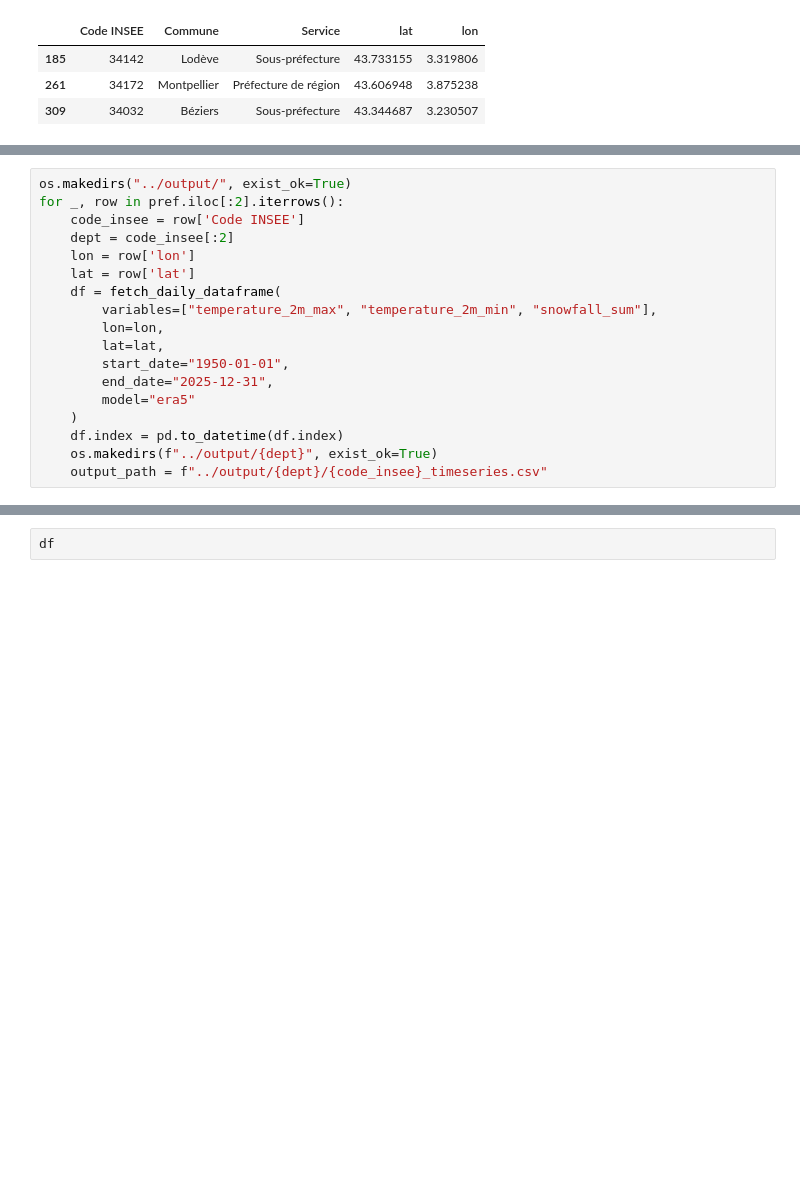
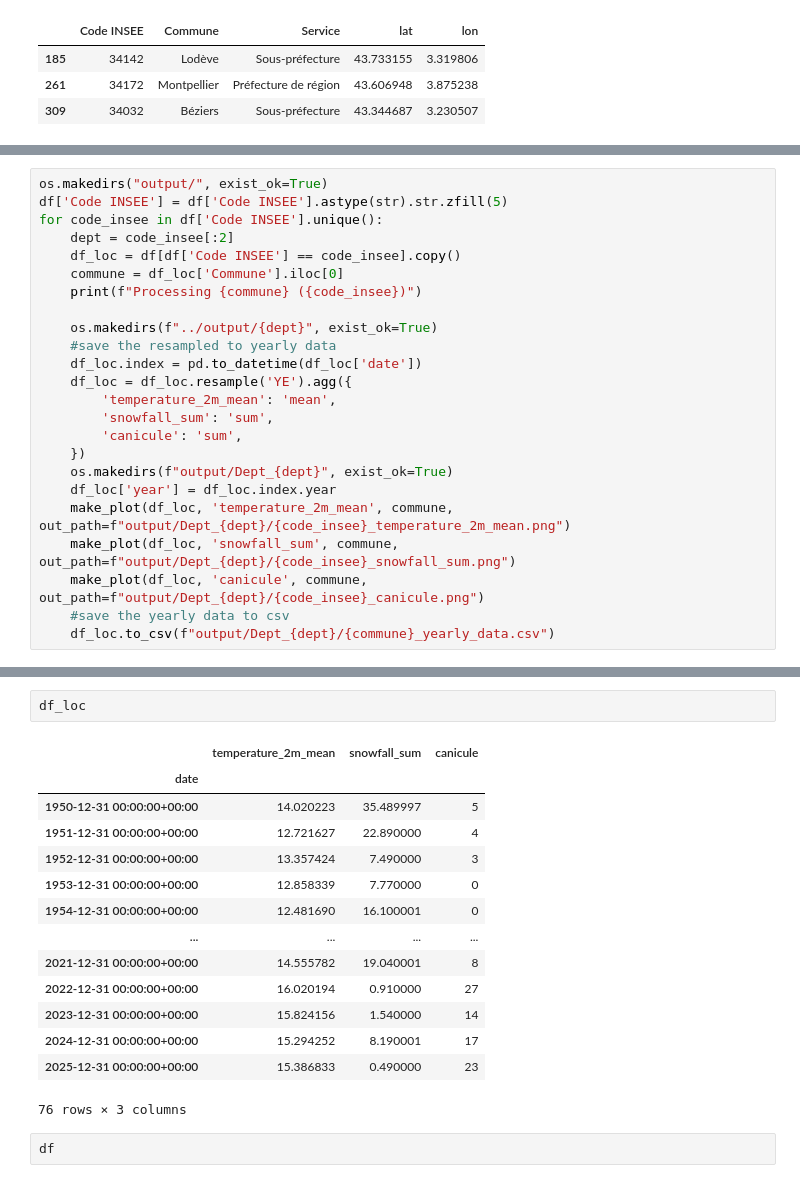
Before and after one commit to colinlenoble/Climate_vs_meteo, a Jupyter notebook: extract_timeseries.ipynb, the cells around one changed output, grey strips where cells are left out. Cells and saved outputs as stored; diff of their text form; blank space fills up the shorter version.

```diff
--- a/extract_timeseries.ipynb
+++ b/extract_timeseries.ipynb
@@ -230,18 +228,24 @@ df['canicule'] = df
 # %%
-os.makedirs("../output/", exist_ok=True)
-for _, row in pref.iloc[:2].iterrows():
-    code_insee = row['Code INSEE']
+os.makedirs("output/", exist_ok=True)
+df['Code INSEE'] = df['Code INSEE'].astype(str).str.zfill(5)
+for code_insee in df['Code INSEE'].unique():
     dept = code_insee[:2]
-    lon = row['lon']
-    lat = row['lat']
-    df = fetch_daily_dataframe(
-        variables=["temperature_2m_max", "temperature_2m_min", "snowfall_sum"],
-        lon=lon,
-        lat=lat,
-        start_date="1950-01-01",
-        end_date="2025-12-31",
-        model="era5"
-    )
-    df.index = pd.to_datetime(df.index)
+    df_loc = df[df['Code INSEE'] == code_insee].copy()
+    commune = df_loc['Commune'].iloc[0]
+    print(f"Processing {commune} ({code_insee})")
+
     os.makedirs(f"../output/{dept}", exist_ok=True)
-    output_path = f"../output/{dept}/{code_insee}_timeseries.csv"
+    #save the resampled to yearly data
+    df_loc.index = pd.to_datetime(df_loc['date'])
+    df_loc = df_loc.resample('YE').agg({
+        'temperature_2m_mean': 'mean',
+        'snowfall_sum': 'sum',
+        'canicule': 'sum',
+    })
+    os.makedirs(f"output/Dept_{dept}", exist_ok=True)
+    df_loc['year'] = df_loc.index.year
+    make_plot(df_loc, 'temperature_2m_mean', commune, out_path=f"output/Dept_{dept}/{code_insee}_temperature_2m_mean.png")
+    make_plot(df_loc, 'snowfall_sum', commune, out_path=f"output/Dept_{dept}/{code_insee}_snowfall_sum.png")
+    make_plot(df_loc, 'canicule', commune, out_path=f"output/Dept_{dept}/{code_insee}_canicule.png")
+    #save the yearly data to csv
+    df_loc.to_csv(f"output/Dept_{dept}/{commune}_yearly_data.csv")
@@ -248,2 +285,19 @@ for _, row in pref.iloc[:2].iterrows():
+# %%
+df_loc
+# %% [output]
+|  | temperature_2m_mean | snowfall_sum | canicule |
+| date |  |  |  |
+| 1950-12-31 00:00:00+00:00 | 14.020223 | 35.489997 | 5 |
+| 1951-12-31 00:00:00+00:00 | 12.721627 | 22.890000 | 4 |
+| 1952-12-31 00:00:00+00:00 | 13.357424 | 7.490000 | 3 |
+| 1953-12-31 00:00:00+00:00 | 12.858339 | 7.770000 | 0 |
+| 1954-12-31 00:00:00+00:00 | 12.481690 | 16.100001 | 0 |
+| ... | ... | ... | ... |
+| 2021-12-31 00:00:00+00:00 | 14.555782 | 19.040001 | 8 |
+| 2022-12-31 00:00:00+00:00 | 16.020194 | 0.910000 | 27 |
+| 2023-12-31 00:00:00+00:00 | 15.824156 | 1.540000 | 14 |
+| 2024-12-31 00:00:00+00:00 | 15.294252 | 8.190001 | 17 |
+| 2025-12-31 00:00:00+00:00 | 15.386833 | 0.490000 | 23 |
+76 rows × 3 columns
 # %%
 df
```
Also changed, not shown: parts of 11 cells of this notebook, 2 other files.
